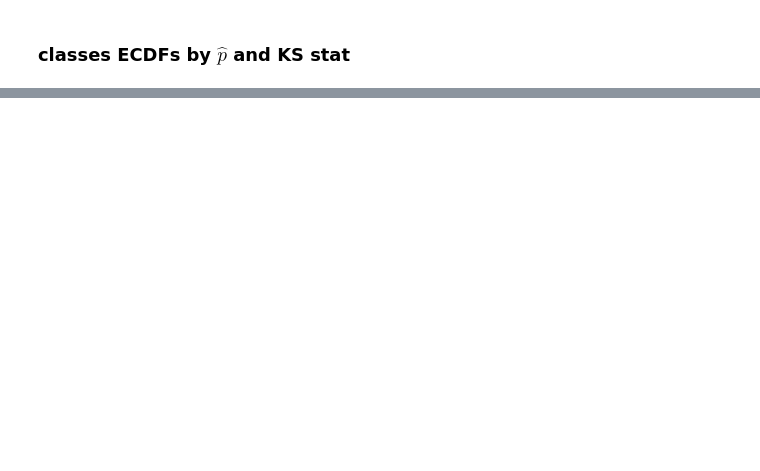
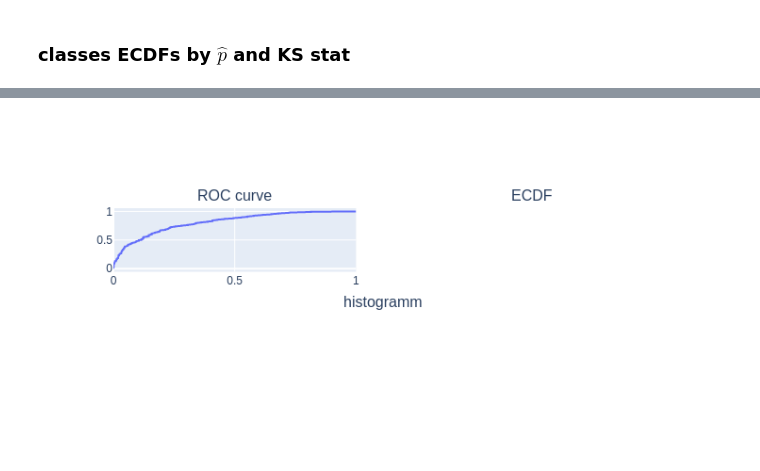
Before and after one commit to Dranikf/DS_common, a Jupyter notebook: model_description.ipynb, the cells around one changed output, grey strips where cells are left out. Drawn from its saved outputs; the diff is of its cells as text; code cells hidden in the pictures; blank space fills up the shorter version.

```diff
--- a/model_description.ipynb
+++ b/model_description.ipynb
@@ -98,0 +150,4 @@ def class_valid_figure(y, p_hat):
+# %%
+class_valid_figure(binary_frame["y"].to_numpy(), binary_frame["p_hat1"].to_numpy())
+# %% [output]
+[figure, added]
```
Also changed, not shown: parts of 9 cells of this notebook, 2 other files.
